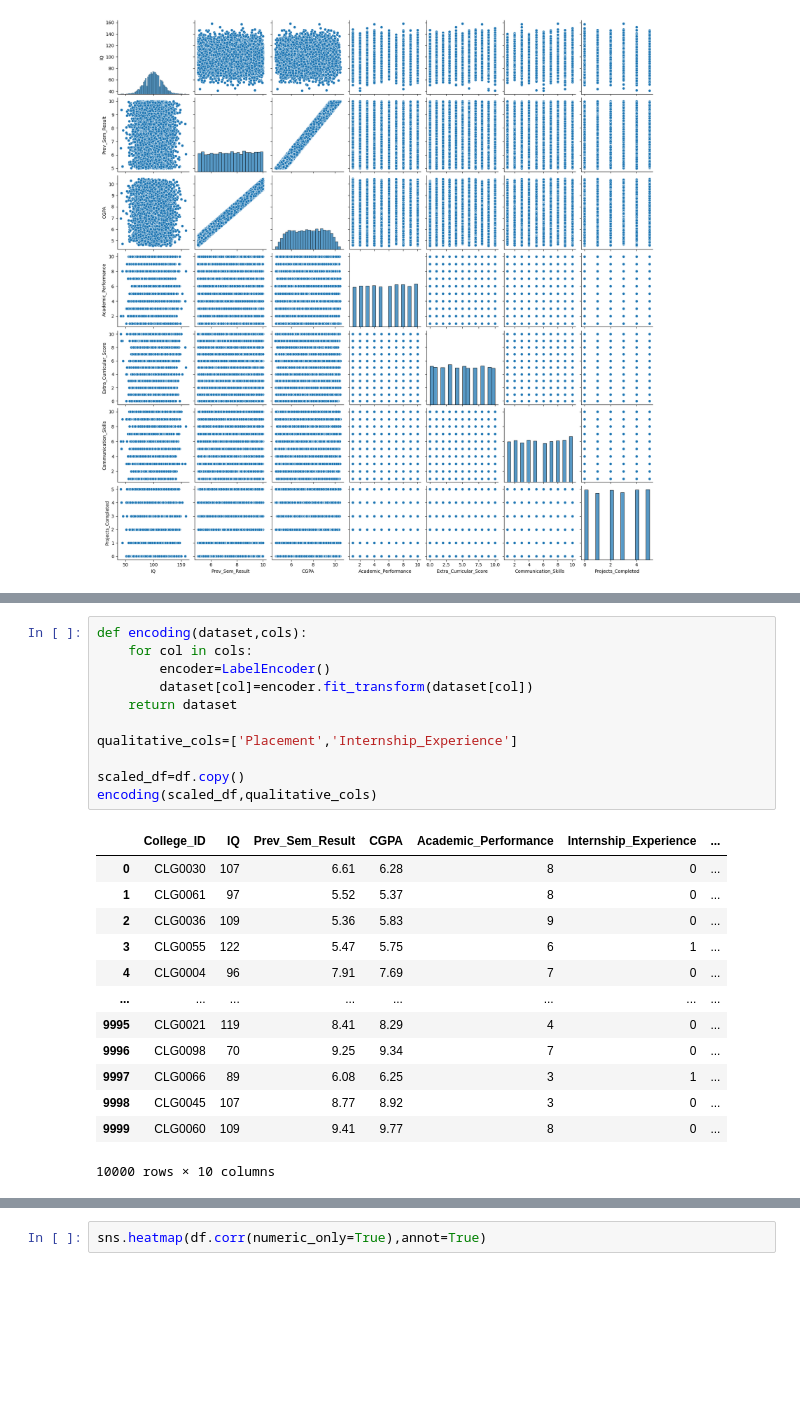
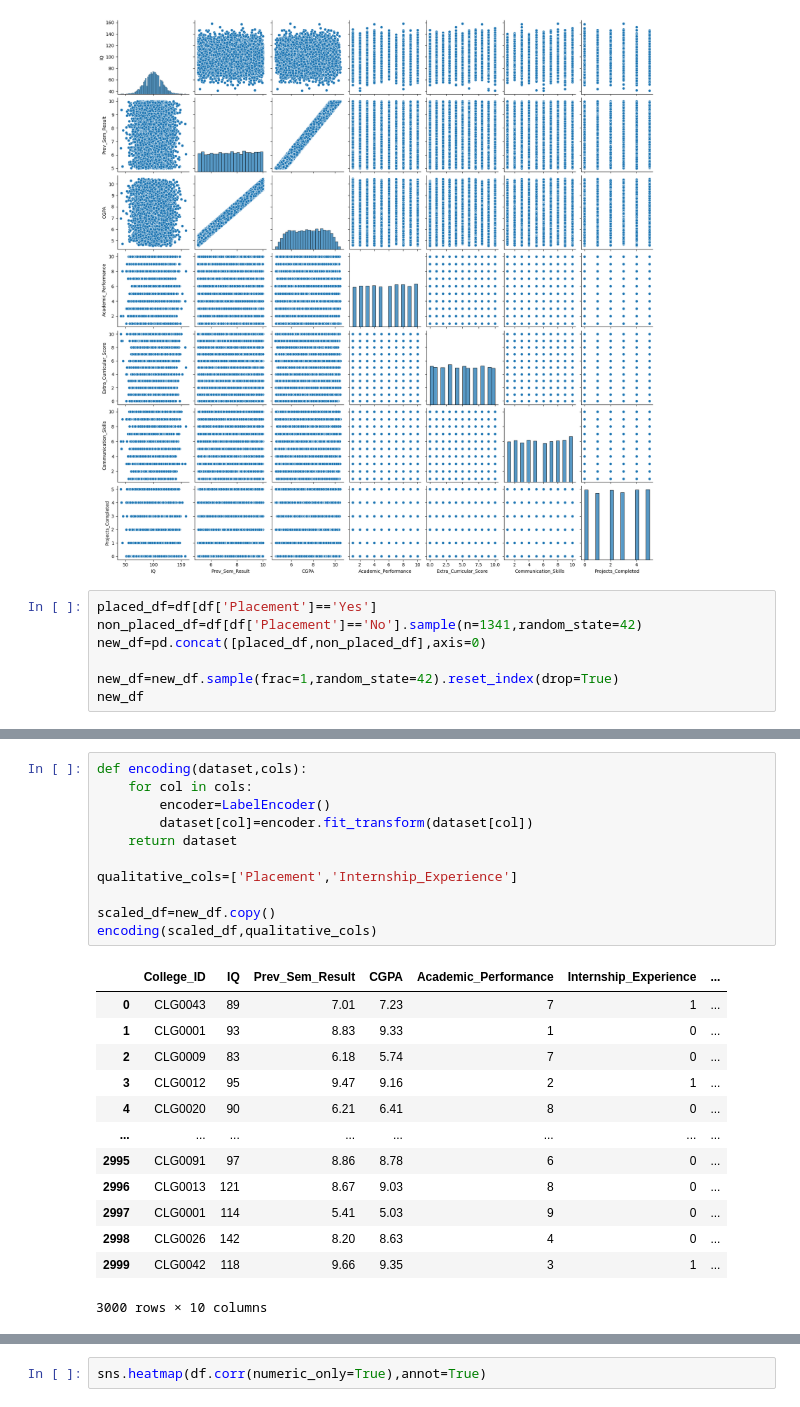
Before and after one commit to AnujrajShrestha/studentPlacementPrediction, a Jupyter notebook: prediction.ipynb, the cells around one changed output, grey strips where cells are left out. Drawn from its saved outputs; the diff is of its cells as text; blank space fills up the shorter version.

```diff
--- a/prediction.ipynb
+++ b/prediction.ipynb
@@ -144,3 +144,10 @@ sns.pairplot(feature)
 # %% [output]
 <seaborn.axisgrid.PairGrid at 0x...>
 [figure]
+# %%
+placed_df=df[df['Placement']=='Yes']
+non_placed_df=df[df['Placement']=='No'].sample(n=1341,random_state=42)
+new_df=pd.concat([placed_df,non_placed_df],axis=0)
+
+new_df=new_df.sample(frac=1,random_state=42).reset_index(drop=True)
+new_df
@@ -147,28 +174,28 @@ sns.pairplot(feature)
 # %%
 def encoding(dataset,cols):
     for col in cols:
         encoder=LabelEncoder()
         dataset[col]=encoder.fit_transform(dataset[col])
     return dataset
 
 qualitative_cols=['Placement','Internship_Experience']
 
-scaled_df=df.copy()
+scaled_df=new_df.copy()
 encoding(scaled_df,qualitative_cols)
 # %% [output]
 |  | College_ID | IQ | Prev_Sem_Result | CGPA | Academic_Performance | Internship_Experience | ... |
-| 0 | CLG0030 | 107 | 6.61 | 6.28 | 8 | 0 | ... |
-| 1 | CLG0061 | 97 | 5.52 | 5.37 | 8 | 0 | ... |
-| 2 | CLG0036 | 109 | 5.36 | 5.83 | 9 | 0 | ... |
-| 3 | CLG0055 | 122 | 5.47 | 5.75 | 6 | 1 | ... |
-| 4 | CLG0004 | 96 | 7.91 | 7.69 | 7 | 0 | ... |
+| 0 | CLG0043 | 89 | 7.01 | 7.23 | 7 | 1 | ... |
+| 1 | CLG0001 | 93 | 8.83 | 9.33 | 1 | 0 | ... |
+| 2 | CLG0009 | 83 | 6.18 | 5.74 | 7 | 0 | ... |
+| 3 | CLG0012 | 95 | 9.47 | 9.16 | 2 | 1 | ... |
+| 4 | CLG0020 | 90 | 6.21 | 6.41 | 8 | 0 | ... |
 | ... | ... | ... | ... | ... | ... | ... | ... |
-| 9995 | CLG0021 | 119 | 8.41 | 8.29 | 4 | 0 | ... |
-| 9996 | CLG0098 | 70 | 9.25 | 9.34 | 7 | 0 | ... |
-| 9997 | CLG0066 | 89 | 6.08 | 6.25 | 3 | 1 | ... |
-| 9998 | CLG0045 | 107 | 8.77 | 8.92 | 3 | 0 | ... |
-| 9999 | CLG0060 | 109 | 9.41 | 9.77 | 8 | 0 | ... |
+| 2995 | CLG0091 | 97 | 8.86 | 8.78 | 6 | 0 | ... |
+| 2996 | CLG0013 | 121 | 8.67 | 9.03 | 8 | 0 | ... |
+| 2997 | CLG0001 | 114 | 5.41 | 5.03 | 9 | 0 | ... |
+| 2998 | CLG0026 | 142 | 8.20 | 8.63 | 4 | 0 | ... |
+| 2999 | CLG0042 | 118 | 9.66 | 9.35 | 3 | 1 | ... |
-10000 rows × 10 columns
+3000 rows × 10 columns
 # %%
 scaled_df.corr(numeric_only=True)['Placement'].sort_values(ascending=False)
 # %% [output]
```
Also changed, not shown: parts of 14 cells of this notebook.
